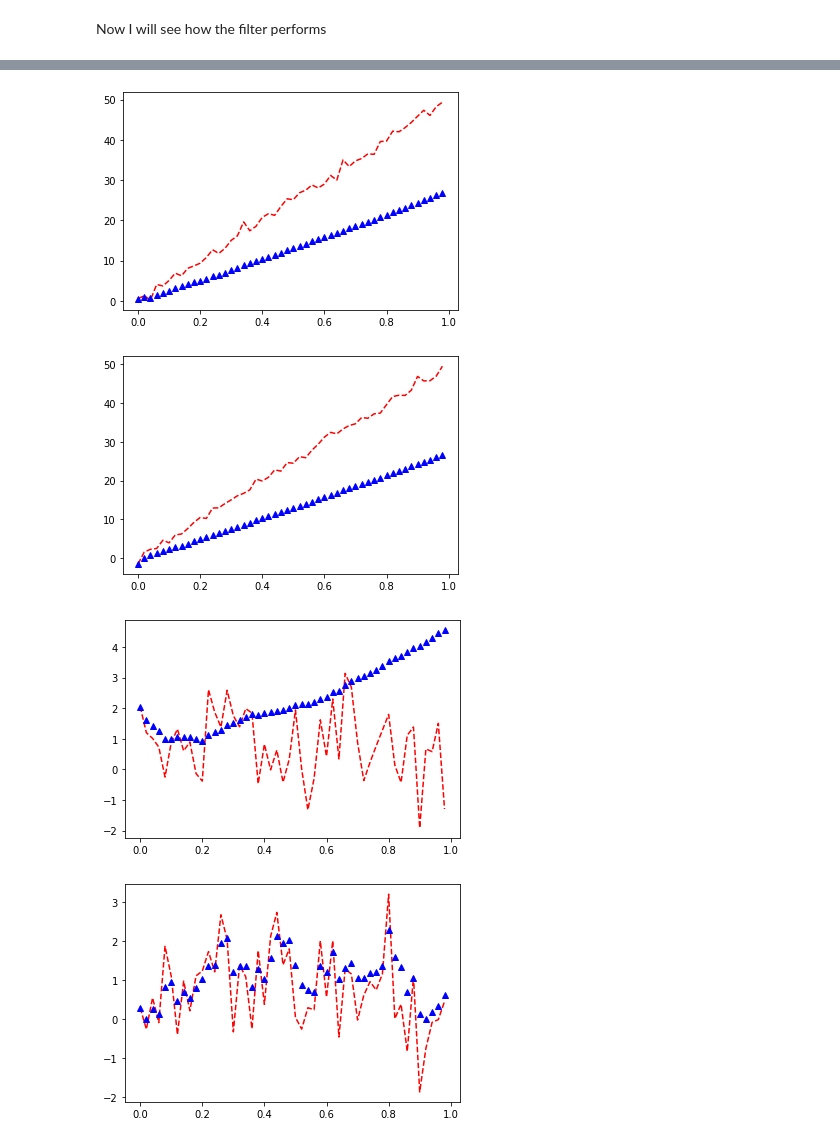
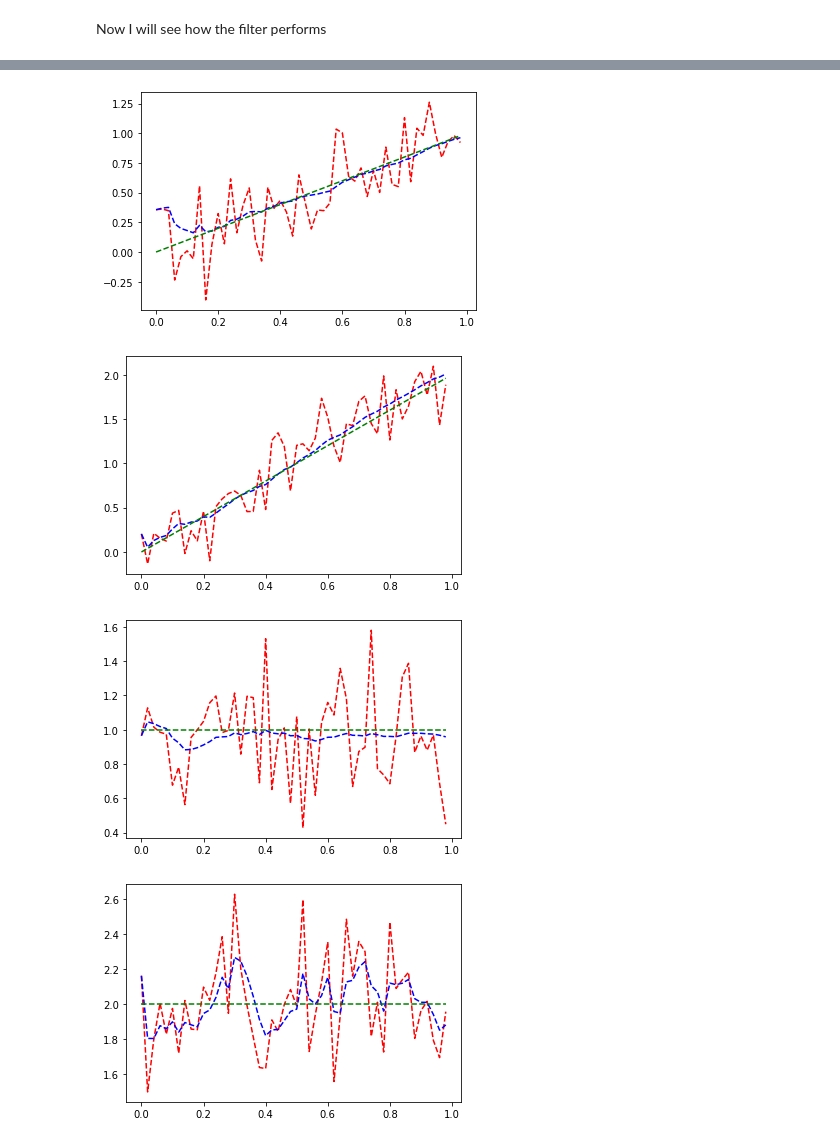
Before and after one commit to ecthompson99/uwaft-sensor-fusion, a Jupyter notebook: src/kalman_filter/src/kf_implementation_test.ipynb, the cells around one changed output, grey strips where cells are left out. Saved outputs shown, nothing was run; the diff lists cells and outputs as text; code cells hidden in the pictures.

Commit message:
fixed kalman filter

```diff
--- a/src/kalman_filter/src/kf_implementation_test.ipynb
+++ b/src/kalman_filter/src/kf_implementation_test.ipynb
@@ -18,11 +18,11 @@ obj.F = np.array([[1,0,dt,0],
                   [0,0,0,1]])
 
 # initial state
-obj.x = np.array([0,0,1,1])
+obj.x = np.array([0,0,2,1])
 np.fill_diagonal(obj.P, [100 for _ in range(4)])
-obj.Q = Q_discrete_white_noise(4, dt, .5**2)
+obj.Q = Q_discrete_white_noise(4, dt, .1**2)
 
 # the measurement error is going to be constant for now
-np.fill_diagonal(obj.R, [1**2 for _ in range(4)])
+np.fill_diagonal(obj.R, [.25**2 for _ in range(4)])
 # %% [markdown]
 ## Making Test Data
@@ -30,15 +30,23 @@ At first I need to know if this works at all on some positively correlated data
 # %%
 import matplotlib.pyplot as plt
+from numpy.random import randn
 
-test_x = []
-std_dev = 1
+test_y = []
+ground_truth = []
+std_dev = .25
 for i in range(50):
-    test_x.append(np.array([np.random.randn()*std_dev+i,
-                            np.random.randn()*std_dev+i,
-                            np.random.randn()*std_dev+1,
-                            np.random.randn()*std_dev+1]))
-test_x = np.asarray(test_x)
+    test_y.append(np.array([randn()*std_dev+i*dt,
+                            randn()*std_dev+i*dt*2,
+                            randn()*std_dev+1,
+                            randn()*std_dev+2]))
 
-plt.plot(test_x)
+    ground_truth.append(np.array([i*dt, i*dt*2, 1, 2]))
+
+test_y = np.asarray(test_y)
+ground_truth = np.asarray(ground_truth)
+
+plt.plot(test_y)
 plt.show()
+plt.plot(ground_truth)
+plt.show()
 # %% [output]
@@ -46,10 +55,10 @@ plt.show()
 # %% [markdown]
 Now I will see how the filter performs
 # %%
-filtered_x = [] # to track history
+filtered_y = [] # to track history
 for i in range(50):
     obj.predict()
-    obj.update(test_x[i])
-    filtered_x.append(obj.x)
-filtered_x = np.asarray(filtered_x)
-y = np.arange(0,1,1/50)
+    obj.update(test_y[i])
+    filtered_y.append(obj.x)
+filtered_y = np.asarray(filtered_y)
+x = np.arange(0,1,1/50)
@@ -56,9 +68,9 @@ y = np.arange(0,1,1/50)
 # %%
 for i in range(4):
-    plt.plot(y, test_x[:,i], 'r--', y, filtered_x[:,i], 'b^')
+    plt.plot(x, test_y[:,i], 'r--', x, filtered_y[:,i], 'b--', x, ground_truth[:,i], 'g--')
     plt.show()
 # %% [output]
-[figure, old version]
+[figure, new version]
-[figure, old version]
+[figure, new version]
-[figure, old version]
+[figure, new version]
-[figure, old version]
+[figure, new version]
```
Also changed, not shown: parts of 6 cells of this notebook.
